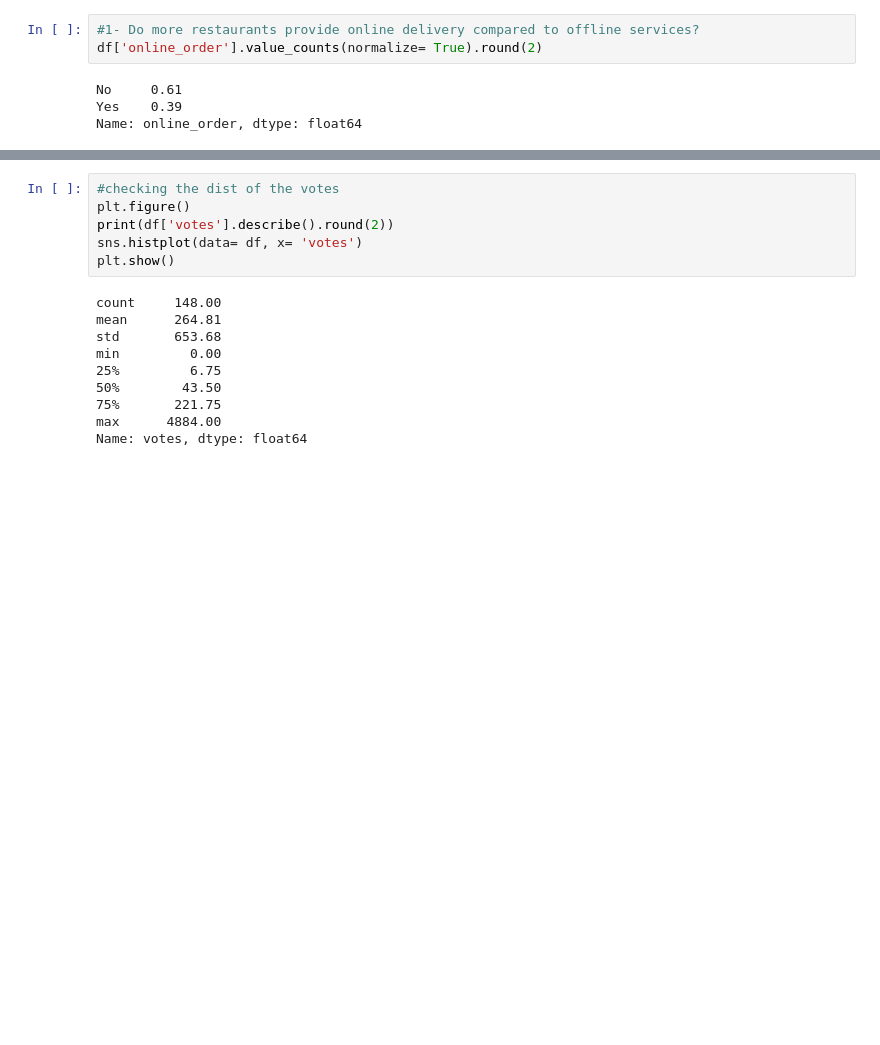
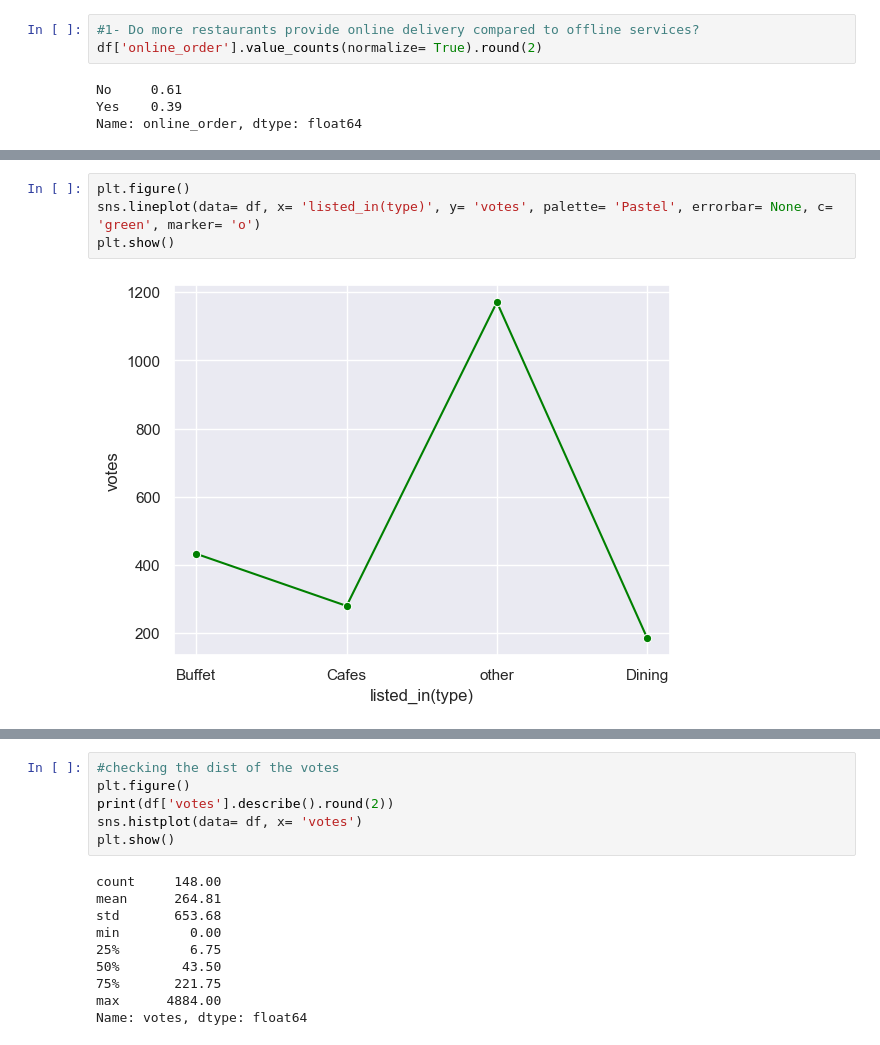
Before and after one commit to ethanhopkins101/DataScience-Projects, a Jupyter notebook: data_analysis/zomato_data/zomato_data.ipynb, the cells around one changed output, grey strips where cells are left out. Saved outputs shown, nothing was run; the diff lists cells and outputs as text; blank space fills up the shorter version.

```diff
--- a/data_analysis/zomato_data/zomato_data.ipynb
+++ b/data_analysis/zomato_data/zomato_data.ipynb
@@ -76,0 +87,6 @@ Name: online_order, dtype: float64
+# %%
+plt.figure()
+sns.lineplot(data= df, x= 'listed_in(type)', y= 'votes', palette= 'Pastel', errorbar= None, c= 'green', marker= 'o')
+plt.show()
+# %% [output]
+[figure, added]
```
Also changed, not shown: parts of 9 cells of this notebook.
